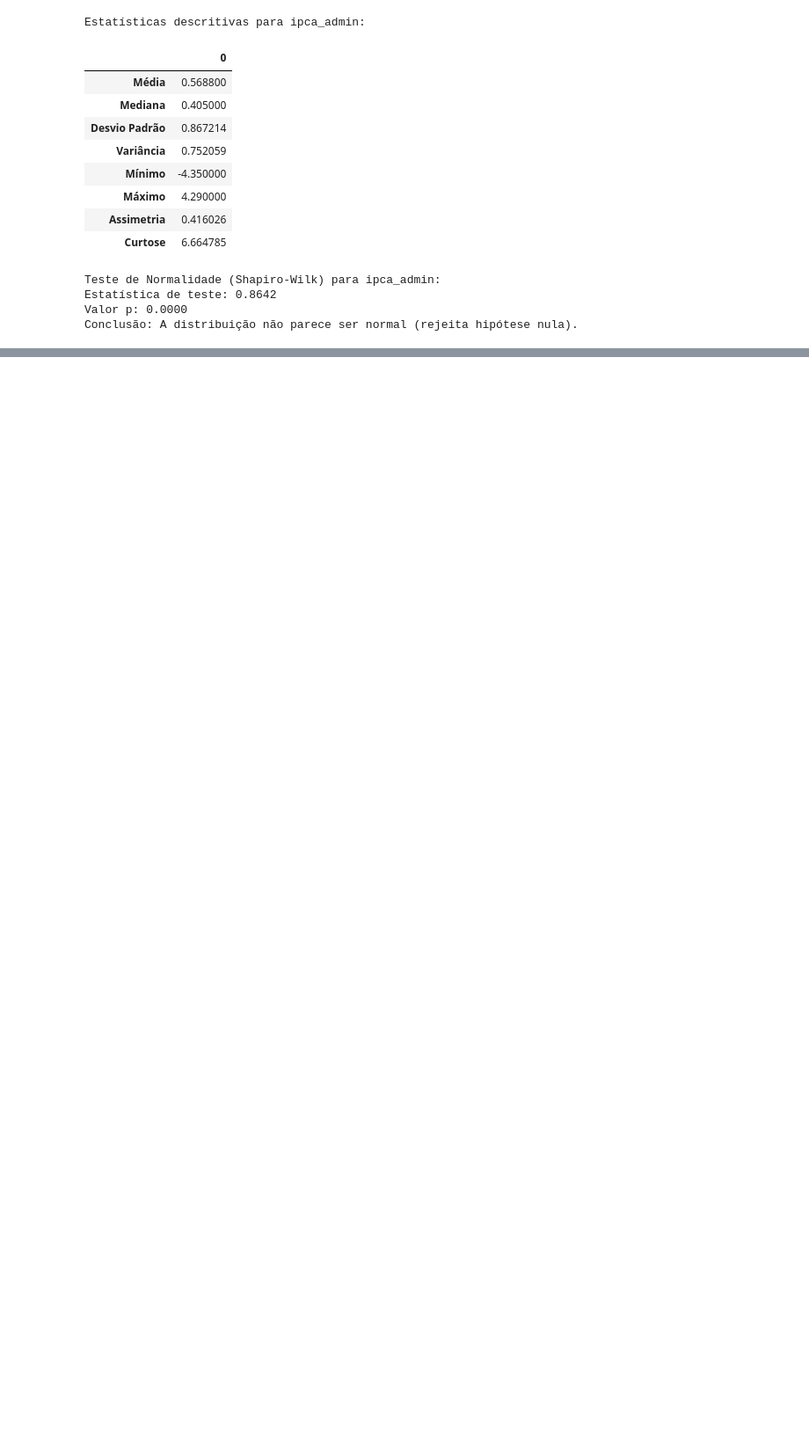
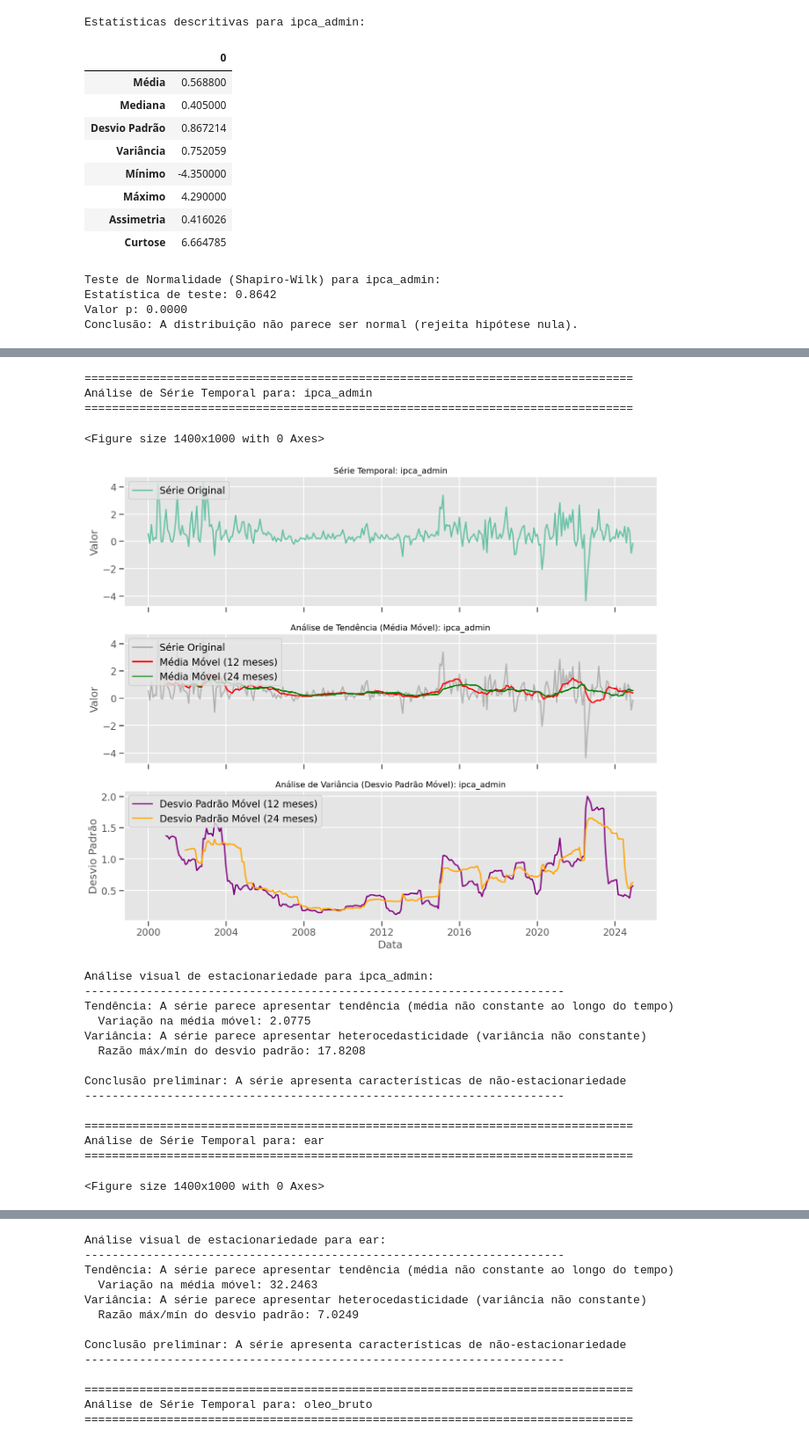
Before and after one commit to DPH38/DataScienceProject-, a Jupyter notebook: analise.ipynb, the cells around one changed output, grey strips where cells are left out. Shown at 88% size. Saved outputs shown, nothing was run; the diff lists cells and outputs as text; code cells hidden in the pictures; blank space fills up the shorter version.

Commit message:
criado analise de estacionariedade

```diff
--- a/analise.ipynb
+++ b/analise.ipynb
@@ -499,0 +287,14 @@ Análise de correlação cruzada entre as variáveis:
+# %%
+# Aplicar o teste ADF para cada variável
+# Certifique-se de que o DataFrame está ordenado por data se for uma série temporal
+if 'data' in df.columns:
+    df = df.sort_values('data')
+
+# Teste para IPCA Administrados
+test_adf(df['ipca_admin'], 'IPCA Administrados')
+
+# Teste para Energia Armazenada (EAR)
+test_adf(df['ear'], 'Energia Armazenada (EAR)')
+
+# Teste para Óleo Bruto
+test_adf(df['oleo_bruto'], 'Óleo Bruto')
@@ -499,0 +407,29 @@ Análise de correlação cruzada entre as variáveis:
+# %%
+# Aplicar a análise de série temporal para cada variável
+variables_to_analyze = ['ipca_admin', 'ear', 'oleo_bruto']
+
+for var in variables_to_analyze:
+    print(f"\n{'=' * 80}")
+    print(f"Análise de Série Temporal para: {var}")
+    print(f"{'=' * 80}")
+    plot_time_series_stationarity(time_series_df, var)
+# %% [output]
+================================================================================
+Análise de Série Temporal para: ipca_admin
+================================================================================
+<Figure size 1400x1000 with 0 Axes>
+[figure, added]
+Análise visual de estacionariedade para ipca_admin:
+----------------------------------------------------------------------
+Tendência: A série parece apresentar tendência (média não constante ao longo do tempo)
+  Variação na média móvel: 2.0775
+Variância: A série parece apresentar heterocedasticidade (variância não constante)
+  Razão máx/mín do desvio padrão: 17.8208
+
+Conclusão preliminar: A série apresenta características de não-estacionariedade
+----------------------------------------------------------------------
+
+================================================================================
+Análise de Série Temporal para: ear
+================================================================================
+<Figure size 1400x1000 with 0 Axes>
@@ -499,0 +437,13 @@ Análise de correlação cruzada entre as variáveis:
+Análise visual de estacionariedade para ear:
+----------------------------------------------------------------------
+Tendência: A série parece apresentar tendência (média não constante ao longo do tempo)
+  Variação na média móvel: 32.2463
+Variância: A série parece apresentar heterocedasticidade (variância não constante)
+  Razão máx/mín do desvio padrão: 7.0249
+
+Conclusão preliminar: A série apresenta características de não-estacionariedade
+----------------------------------------------------------------------
+
+================================================================================
+Análise de Série Temporal para: oleo_bruto
+================================================================================
```
Also changed, not shown: parts of 15 cells of this notebook.
